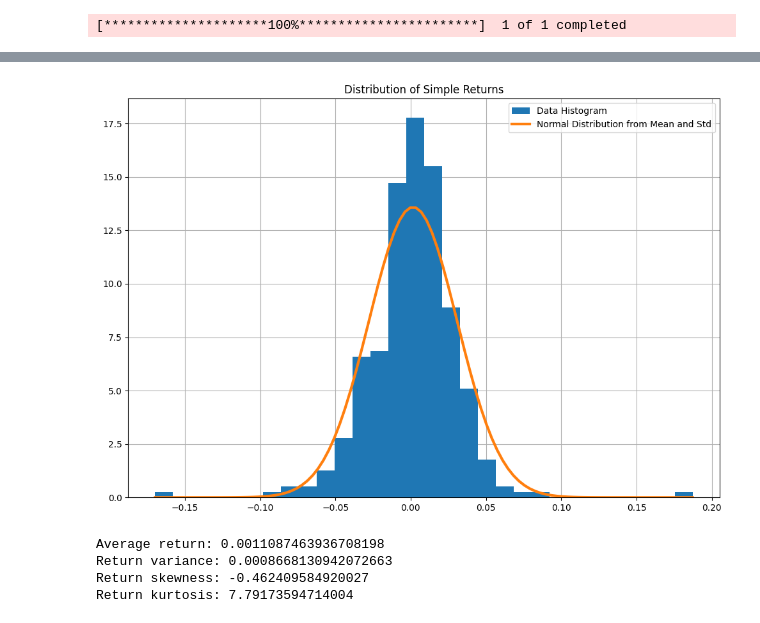
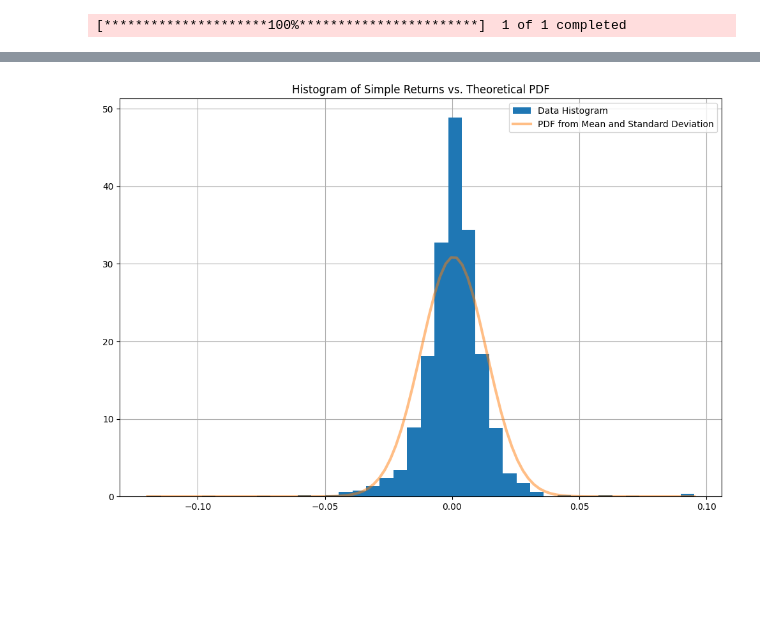
Before and after one commit to spcarte/portfolio_value, a Jupyter notebook: docs/analyzing_returns.ipynb, the cells around one changed output, grey strips where cells are left out. Saved outputs shown, nothing was run; the diff lists cells and outputs as text; code cells hidden in the pictures; blank space fills up the shorter version.

```diff
--- a/docs/analyzing_returns.ipynb
+++ b/docs/analyzing_returns.ipynb
@@ -60,12 +10,9 @@ import yfinance as yf
 import datetime as dt
 import matplotlib.pyplot as plt
 # %%
-start_date = dt.datetime(2025,1,1)
-end_date = dt.datetime(2026,5,1)
+start_date = dt.datetime(2020,1,1)
+end_date = dt.datetime(2026,7,1)
 
-stock_data = yf.download(['NVDA'], start=start_date, end=end_date)
-simple_returns = stock_data['Close'].pct_change().to_numpy()[1:,0]
-gross_returns = 1 + simple_returns
-log_returns = np.log(gross_returns)
+index_data = yf.download(['^GSPC'], start=start_date, end=end_date)
 # %% [output]
 [*********************100%***********************]  1 of 1 completed
@@ -81,0 +67,3 @@ Return kurtosis: 7.7519154664443235
+# %%
+index_simple_returns = index_data['Close'].pct_change().to_numpy()[1:,0]
+index_gross_returns = 1 + index_simple_returns
@@ -82,24 +86,13 @@ Return kurtosis: 7.7519154664443235
 # %%
-simple_return_pdf_abscissa = np.linspace(simple_returns.min(), simple_returns.max(), 100)
-simple_return_pdf_ordinate = norm.pdf(simple_return_pdf_abscissa,
-                                     loc=np.mean(simple_returns),
-                                     scale=np.std(simple_returns))
+index_simple_return_pdf_abscissa = np.linspace(index_simple_returns.min(), index_simple_returns.max(), 100)
+index_simple_return_pdf_ordinate = norm.pdf(index_simple_return_pdf_abscissa, loc=np.mean(index_simple_returns),
+                                            scale=np.std(index_simple_returns))
 # %%
 plt.figure(figsize=(10,7))
-plt.hist(simple_returns, bins=30, label='Data Histogram', zorder=3, density=True);
-plt.plot(simple_return_pdf_abscissa, simple_return_pdf_ordinate, linewidth=3,
-         label='Normal Distribution from Mean and Std', zorder=4)
-plt.legend(); plt.grid(zorder=0); plt.title('Distribution of Simple Returns');
+plt.hist(index_simple_returns, bins=40, label='Data Histogram', zorder=3, density=True);
+plt.plot(index_simple_return_pdf_abscissa, index_simple_return_pdf_ordinate, linewidth=3,
+         label='PDF from Mean and Standard Deviation', zorder=4, alpha=0.5)
+plt.legend(); plt.grid(zorder=0); plt.title('Histogram of Simple Returns vs. Theoretical PDF');
 plt.tight_layout()
 # %% [output]
-[figure, old version]
+[figure, new version]
-# %%
-print('Average return: {:}'.format(np.mean(log_returns)))
-print('Return variance: {:}'.format(np.var(log_returns)))
-print('Return skewness: {:}'.format(skew(log_returns)))
-print('Return kurtosis: {:}'.format(kurtosis(log_returns)))
-# %% [output]
-Average return: 0.0011087463936708198
-Return variance: 0.0008668130942072663
-Return skewness: -0.462409584920027
-Return kurtosis: 7.79173594714004
```
Also changed, not shown: parts of 33 cells of this notebook.
